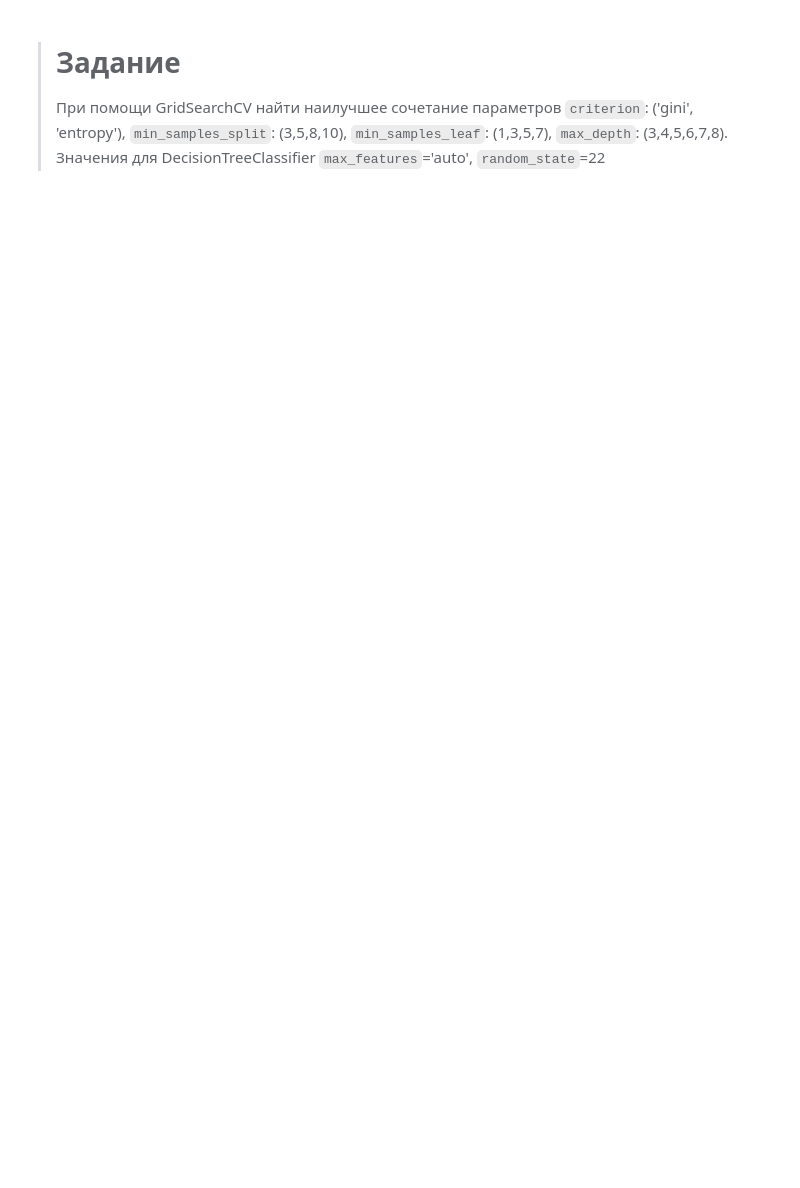
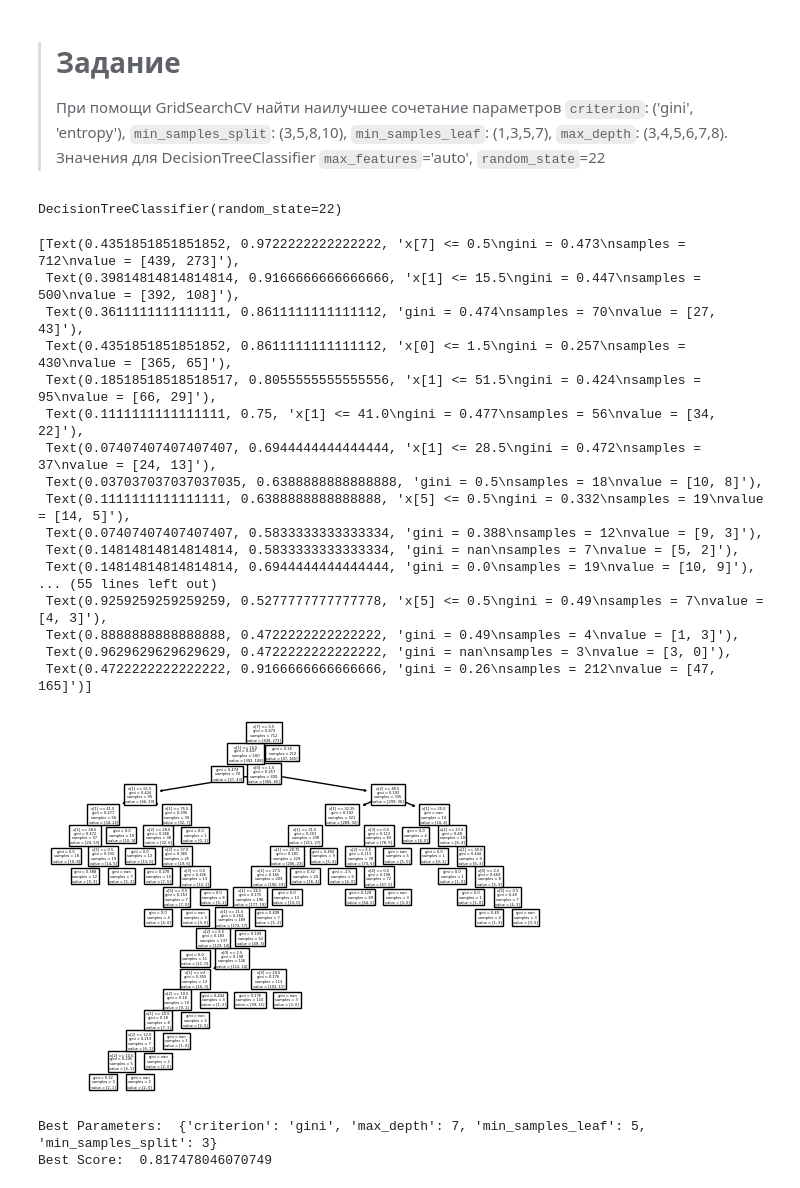
Before and after one commit to bazhil/introduction_in_ml, a Jupyter notebook: 1. Теория вероятности и математическая статистика/4. Алгоритмы машинного обучения для решения задач обучения с учителем/DTree.ipynb, the cells around one changed output. Cells and saved outputs as stored; diff of their text form; code cells hidden in the pictures; blank space fills up the shorter version.

Commit message:
Learn TraaClassifier

```diff
--- a/1. Теория вероятности и математическая статистика/4. Алгоритмы машинного обучения для решения задач обучения с учителем/DTree.ipynb
+++ b/1. Теория вероятности и математическая статистика/4. Алгоритмы машинного обучения для решения задач обучения с учителем/DTree.ipynb
@@ -298,4 +426,54 @@ X_train, X_test, y_train, y_test = train_test_split(X, y, test_size = .2, random
 >
 > При помощи GridSearchCV найти наилучшее сочетание параметров `criterion`: ('gini', 'entropy'), `min_samples_split`: (3,5,8,10), `min_samples_leaf`: (1,3,5,7), `max_depth`: (3,4,5,6,7,8). Значения для DecisionTreeClassifier `max_features`='auto', `random_state`=22
 # %%
-# type your code here
+from sklearn import tree
+
+# получаю классификатор
+DTree_clf = tree.DecisionTreeClassifier(random_state=22)
+DTree_clf.fit(X_train, y_train)
+# %% [output]
+DecisionTreeClassifier(random_state=22)
+# %%
+# печатаю дерево решений
+tree.plot_tree(DTree_clf)
+# %% [output]
+[Text(0.4351851851851852, 0.9722222222222222, 'x[7] <= 0.5\ngini = 0.473\nsamples = 712\nvalue = [439, 273]'),
+ Text(0.39814814814814814, 0.9166666666666666, 'x[1] <= 15.5\ngini = 0.447\nsamples = 500\nvalue = [392, 108]'),
+ Text(0.3611111111111111, 0.8611111111111112, 'gini = 0.474\nsamples = 70\nvalue = [27, 43]'),
+ Text(0.4351851851851852, 0.8611111111111112, 'x[0] <= 1.5\ngini = 0.257\nsamples = 430\nvalue = [365, 65]'),
+ Text(0.18518518518518517, 0.8055555555555556, 'x[1] <= 51.5\ngini = 0.424\nsamples = 95\nvalue = [66, 29]'),
+ Text(0.1111111111111111, 0.75, 'x[1] <= 41.0\ngini = 0.477\nsamples = 56\nvalue = [34, 22]'),
+ Text(0.07407407407407407, 0.6944444444444444, 'x[1] <= 28.5\ngini = 0.472\nsamples = 37\nvalue = [24, 13]'),
+ Text(0.037037037037037035, 0.6388888888888888, 'gini = 0.5\nsamples = 18\nvalue = [10, 8]'),
+ Text(0.1111111111111111, 0.6388888888888888, 'x[5] <= 0.5\ngini = 0.332\nsamples = 19\nvalue = [14, 5]'),
+ Text(0.07407407407407407, 0.5833333333333334, 'gini = 0.388\nsamples = 12\nvalue = [9, 3]'),
+ Text(0.14814814814814814, 0.5833333333333334, 'gini = nan\nsamples = 7\nvalue = [5, 2]'),
+ Text(0.14814814814814814, 0.6944444444444444, 'gini = 0.0\nsamples = 19\nvalue = [10, 9]'),
+... (55 lines left out)
+ Text(0.9259259259259259, 0.5277777777777778, 'x[5] <= 0.5\ngini = 0.49\nsamples = 7\nvalue = [4, 3]'),
+ Text(0.8888888888888888, 0.4722222222222222, 'gini = 0.49\nsamples = 4\nvalue = [1, 3]'),
+ Text(0.9629629629629629, 0.4722222222222222, 'gini = nan\nsamples = 3\nvalue = [3, 0]'),
+ Text(0.4722222222222222, 0.9166666666666666, 'gini = 0.26\nsamples = 212\nvalue = [47, 165]')]
+[figure, added]
+# %%
+from sklearn.model_selection import GridSearchCV
+# задаем словарь параметров для модели SVM, которые мы хотим варьироать в рамках
+# работы GridSearchCV
+
+parameters = {
+    'criterion': ['gini', 'entropy'],
+    'min_samples_split': [3, 5, 8, 10],
+    'min_samples_leaf': [1, 3, 5, 7],
+    'max_depth': [3, 4, 5, 6, 7, 8]
+}
+
+grid = GridSearchCV(DTree_clf, parameters, cv=3)
+# Fit the data to find the best combination of parameters
+grid.fit(X_train, y_train)
+
+# Print the best parameters and the best score
+print("Best Parameters: ", grid.best_params_)
+print("Best Score: ", grid.best_score_)
+# %% [output]
+Best Parameters:  {'criterion': 'gini', 'max_depth': 7, 'min_samples_leaf': 5, 'min_samples_split': 3}
+Best Score:  0.817478046070749
```
Also changed, not shown: parts of 19 cells of this notebook, 6 other files.
